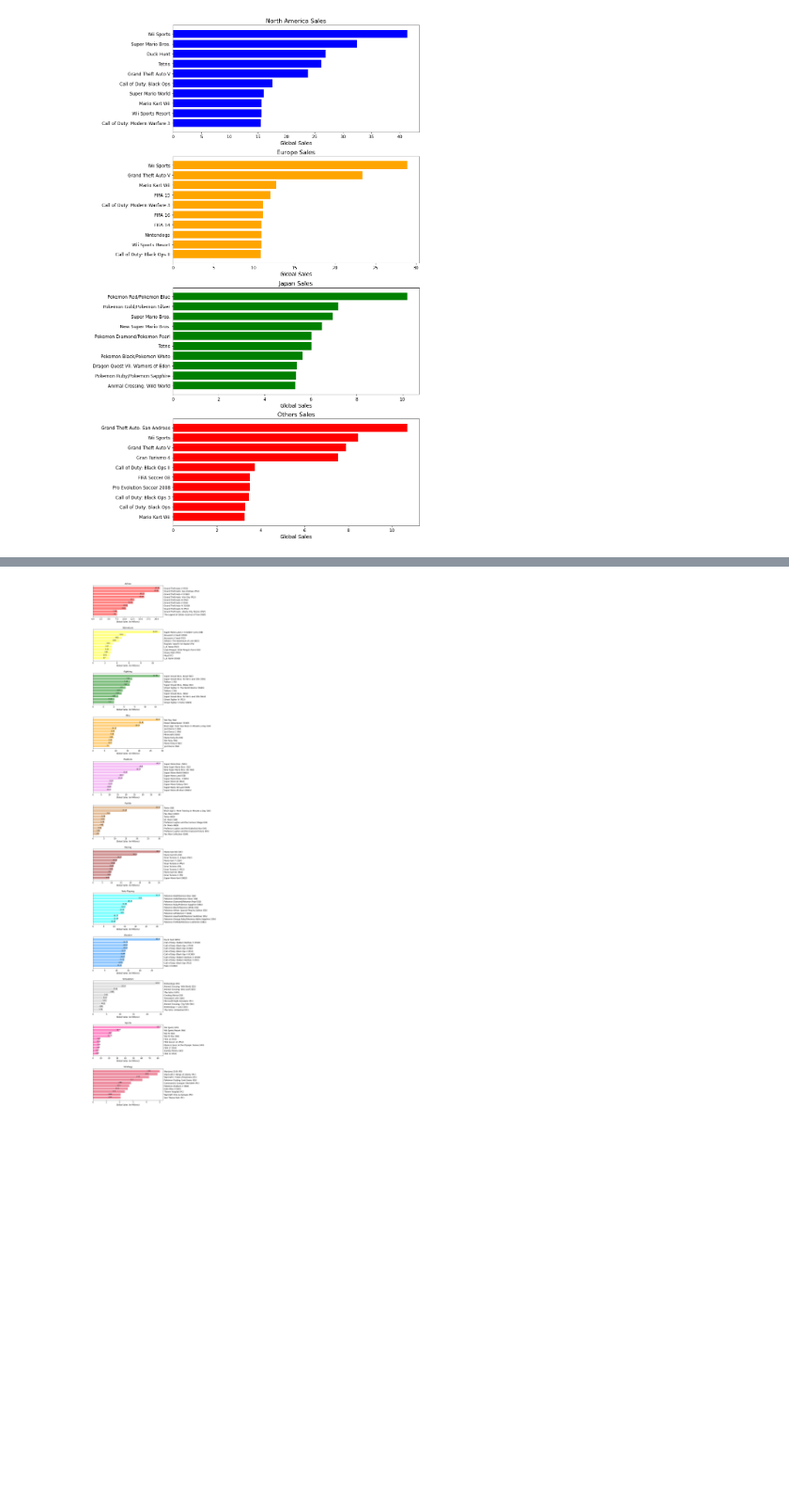
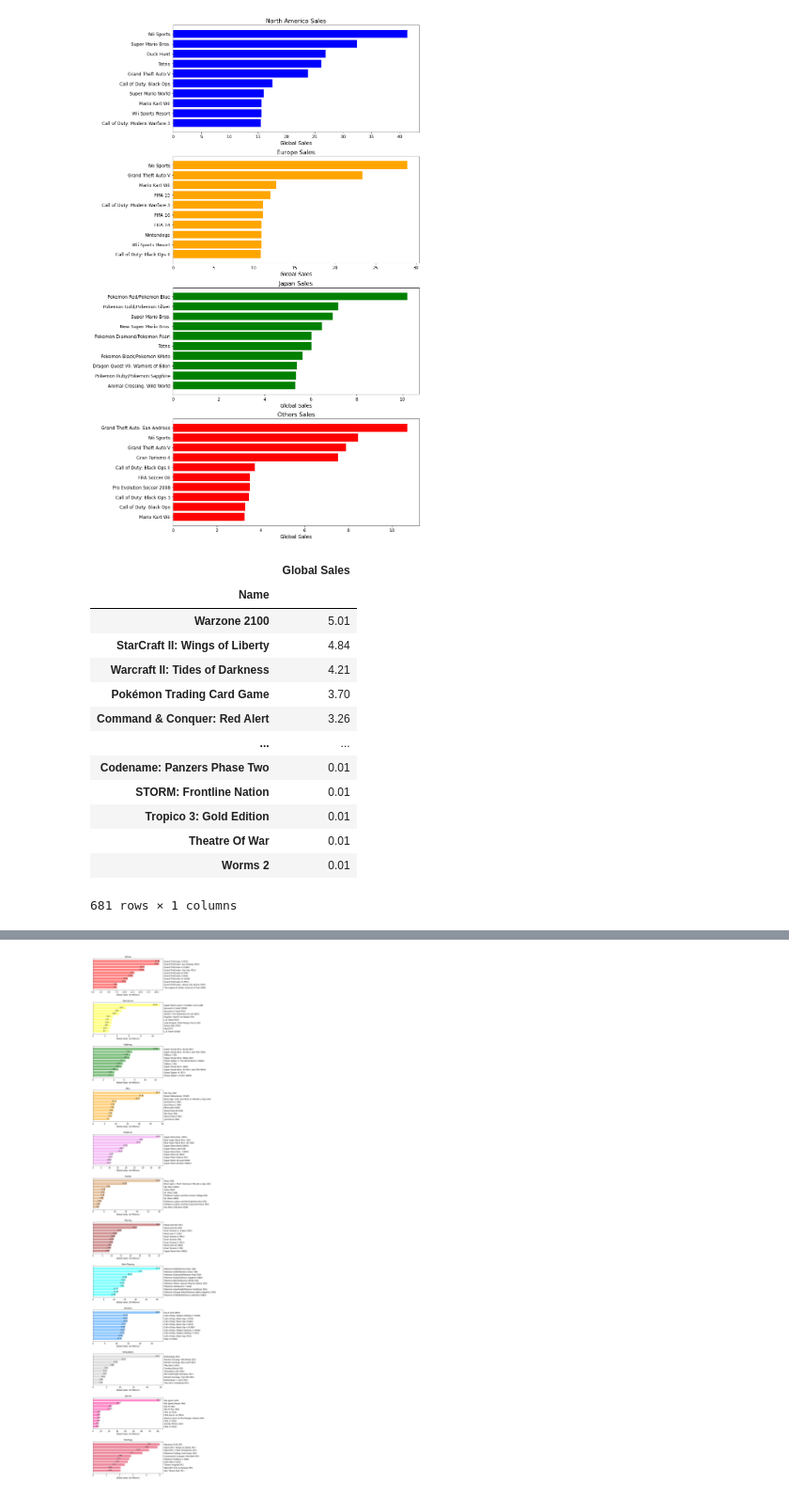
Before and after one commit to fvea/exploratory-data-analysis-video-games-sales, a Jupyter notebook: EDA on Video Games Sales.ipynb, the cells around one changed output, grey strips where cells are left out. Shown at 94% size. Cells and saved outputs as stored; diff of their text form; code cells hidden in the pictures; blank space fills up the shorter version.

```diff
--- a/EDA on Video Games Sales.ipynb
+++ b/EDA on Video Games Sales.ipynb
@@ -364,6 +364,23 @@ def filt(x, substr):
 # Changing all FIFA game's genre to Sports
 vg_sales.loc[vg_sales.Name.apply(filt, substr='fifa'), 'Genre'] = 'Sports'
 vg_sales.loc[vg_sales.Name.apply(filt, substr='pokemon'), 'Genre'] = 'Role-Playing'
+# %%
+res.loc['Strategy'].sort_values(by='Global Sales', ascending=False)
+# %% [output]
+|  | Global Sales |
+| Name |  |
+| Warzone 2100 | 5.01 |
+| StarCraft II: Wings of Liberty | 4.84 |
+| Warcraft II: Tides of Darkness | 4.21 |
+| Pokémon Trading Card Game | 3.70 |
+| Command & Conquer: Red Alert | 3.26 |
+| ... | ... |
+| Codename: Panzers Phase Two | 0.01 |
+| STORM: Frontline Nation | 0.01 |
+| Tropico 3: Gold Edition | 0.01 |
+| Theatre Of War | 0.01 |
+| Worms 2 | 0.01 |
+681 rows × 1 columns
 # %%
 title_sales = vg_sales.groupby('Name')['Global Sales'].sum()
 title_genres = vg_sales[['Name', 'Genre']]
```
Also changed, not shown: parts of 2 cells of this notebook.
